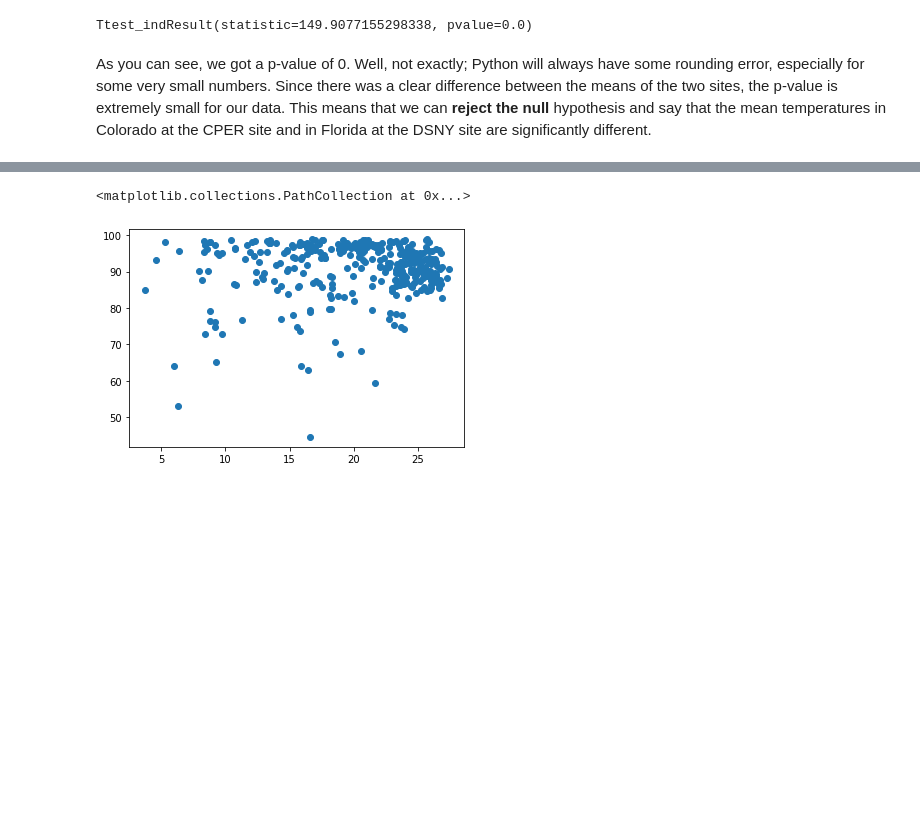
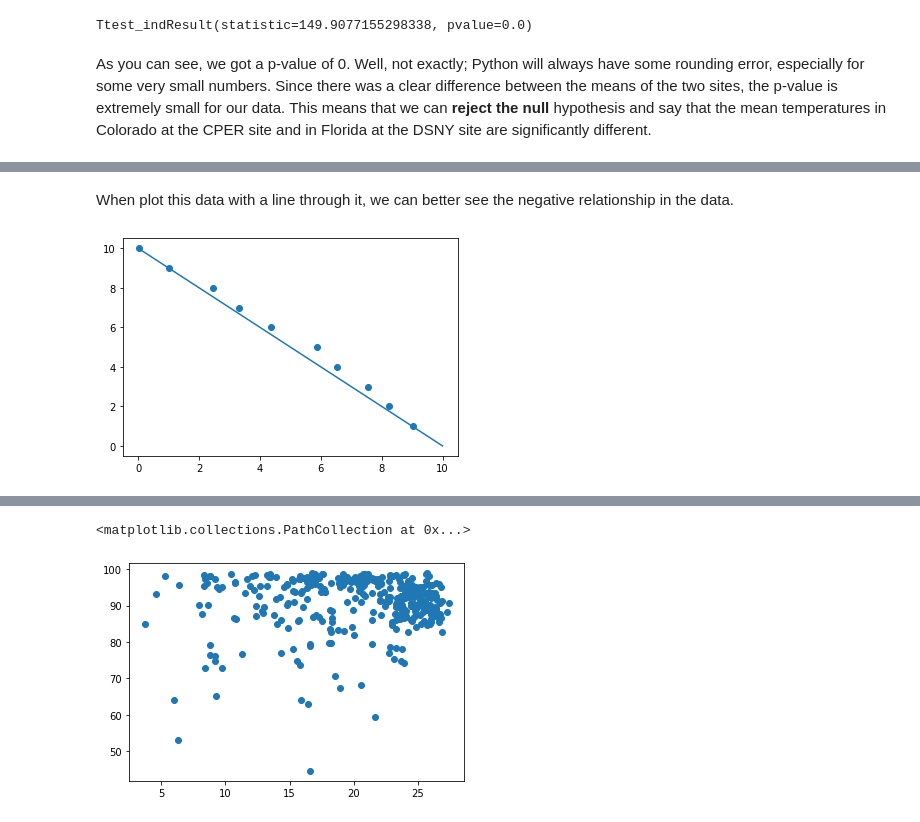
Before and after one commit to Sci-Teens/ecology-program, a Jupyter notebook: Lesson Four.ipynb, the cells around one changed output, grey strips where cells are left out. Drawn from its saved outputs; the diff is of its cells as text; code cells hidden in the pictures; blank space fills up the shorter version.

```diff
--- a/Lesson Four.ipynb
+++ b/Lesson Four.ipynb
@@ -57,0 +93,8 @@ The last type of statistical testing that we'll cover today is Correlation testi
+# %% [markdown]
+When plot this data with a line through it, we can better see the negative relationship in the data.
+# %%
+plt.scatter(X, [10 - y for y in Y])
+plt.plot([0,10], [10,0])
+plt.show()
+# %% [output]
+[figure, added]
```
Also changed, not shown: parts of 23 cells of this notebook.
